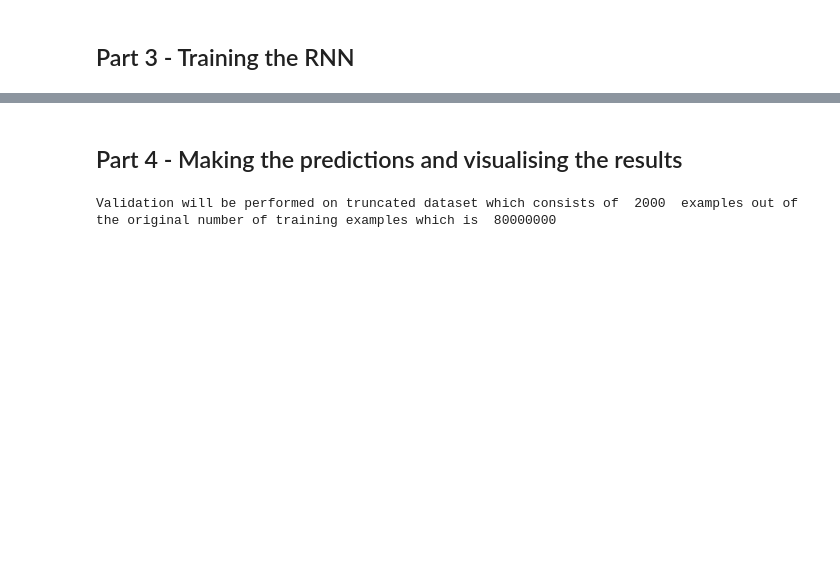
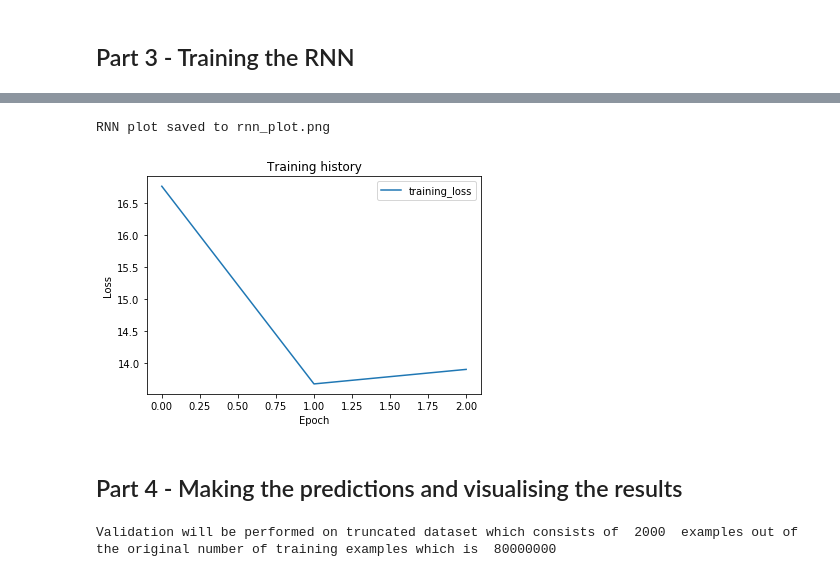
Before and after one commit to sgamage2/ece-9309-ml-project, a Jupyter notebook: LANL_NB.ipynb, the cells around one changed output, grey strips where cells are left out. Drawn from its saved outputs; the diff is of its cells as text; code cells hidden in the pictures; blank space fills up the shorter version.

Commit message:
Plot training history, save model diagram, more minor changes

```diff
--- a/LANL_NB.ipynb
+++ b/LANL_NB.ipynb
@@ -115,3 +127,15 @@ def plot_series(df):
+# %%
+def plot_training_history(history):
+    plt.figure()
+    plt.title("Training history")
+
+    plt.plot(history.history['loss'], label='training_loss')
+    if 'val_loss' in history.history:
+        plt.plot(history.history['val_loss'], label='validation_loss')
+
+    plt.xlabel("Epoch")
+    plt.ylabel("Loss")
+    plt.legend(loc='upper right')
 # %% [markdown]
 ## Import truncated Data from hdf files
 ### 3 sets: train, validation, test. Print basic stats about them and plot them
@@ -337,8 +374,9 @@ Using TensorFlow backend.
 ## Part 3 - Training the RNN
 # %%
 print('Training the RNN with the training set')
-regressor.fit (X_train, y_train, epochs=3, batch_size=32)
-print('Training complete')
+t0 = time.time()
+history = regressor.fit (X_train, y_train, epochs=3, batch_size=32)
+print('Training complete. time_to_train={:.2f} seconds'.format(time.time() - t0))
 # %% [output]
 Training the RNN with the training set
 Epoch 1/3
@@ -351,3 +389,10 @@ Training complete
+# %%
+plot_training_history(history)
+plot_model(regressor, to_file='rnn_plot.png', show_shapes=True, show_layer_names=True)
+print('RNN plot saved to rnn_plot.png')
+# %% [output]
+RNN plot saved to rnn_plot.png
+[figure, added]
 # %% [markdown]
 ## Part 4 - Making the predictions and visualising the results
 # %%
```
Also changed, not shown: parts of 15 cells of this notebook, 2 other files.
